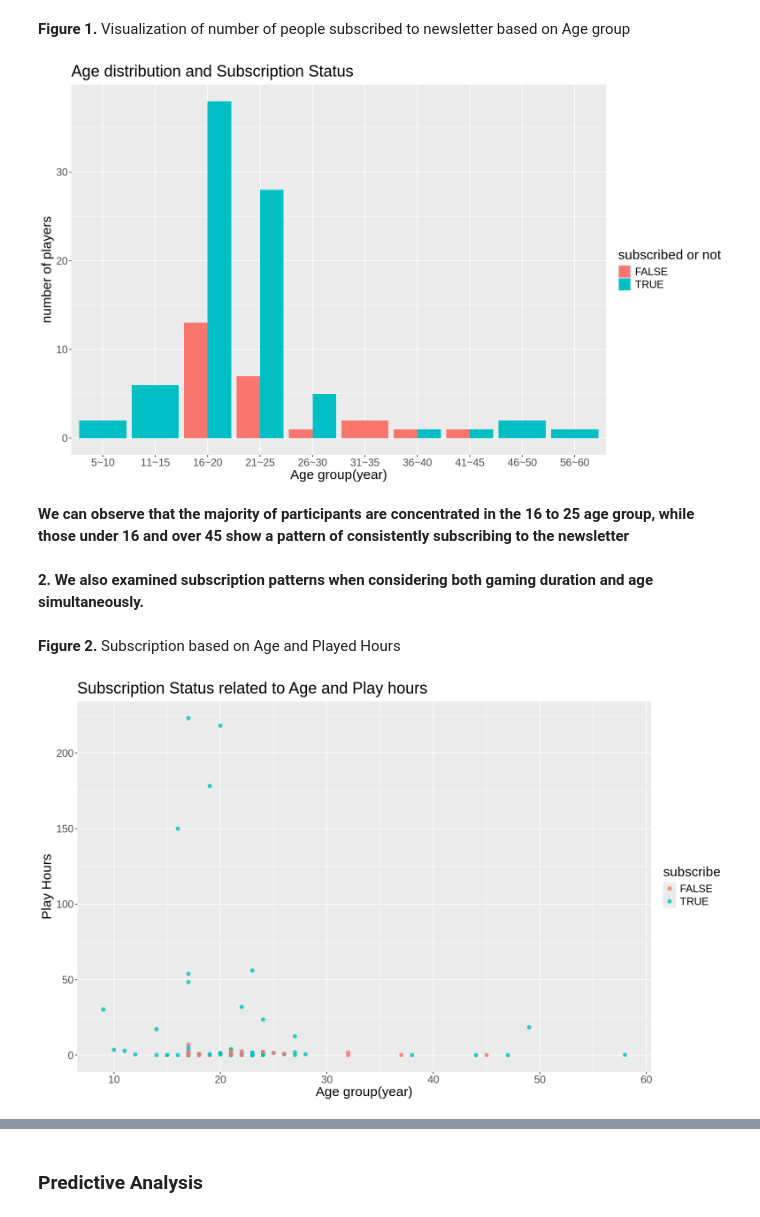
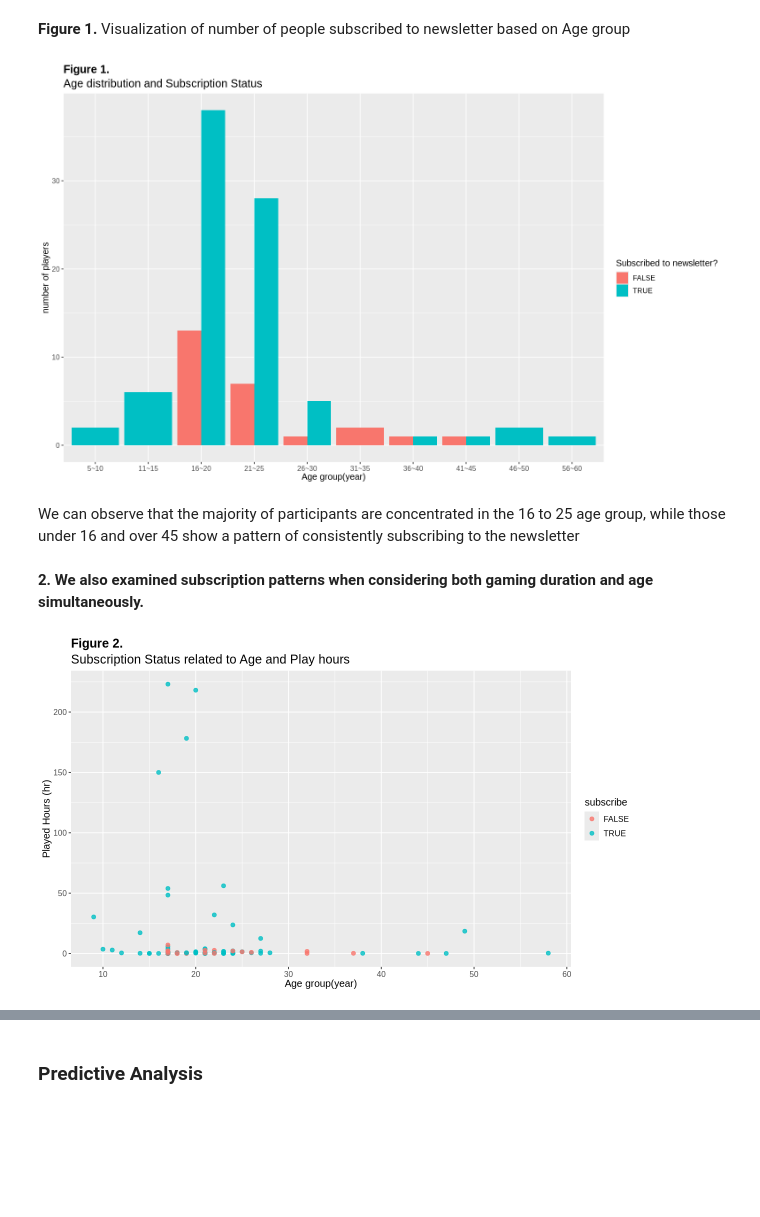
Before and after one commit to ManreetGrewal/group-project-dsci-100-final, a Jupyter notebook: Final Project.ipynb, the cells around one changed output, grey strips where cells are left out. Drawn from its saved outputs; the diff is of its cells as text; code cells hidden in the pictures; blank space fills up the shorter version.

```diff
--- a/Final Project.ipynb
+++ b/Final Project.ipynb
@@ -130,32 +141,46 @@ summary(clean_players)
 # %%
 players_age <- mutate(clean_players, age_group = cut(Age, breaks= c(5,10,15,20,25,30,35,40,45,50,55,60),
         labels = c("5~10", "11~15", "16~20", "21~25", "26~30", "31~35", "36~40", "41~45", "46~50", "51~55", "56~60")))
 
 options(repr.plot.height = 8, repr.plot.width = 13)
 
 age_distribution <- players_age |>
 ggplot(aes(x = age_group, fill = subscribe)) +
 geom_bar(position = "dodge") +
-labs(x = "Age group(year)", y = "number of players", fill = "subscribed or not",
-     title = "Age distribution and Subscription Status ") +
-theme(text= element_text(size=18))
+
+labs(
+    title = "Figure 1.",
+    subtitle = "Age distribution and Subscription Status ",
+    x = "Age group(year)",
+    y =  "number of players",
+    fill = "Subscribed to newsletter?") +
+  theme(
+    plot.title = element_text(face = "bold", size = 15),
+    plot.subtitle = element_text(size = 15),
+    text = element_text(size = 12))
 age_distribution
 # %% [output]
-[figure, old version]
+[figure, new version]
 # %% [markdown]
-**We can observe that the majority of participants are concentrated in the 16 to 25 age group, while those under 16 and over 45 show a pattern of consistently subscribing to the newsletter**
+We can observe that the majority of participants are concentrated in the 16 to 25 age group, while those under 16 and over 45 show a pattern of consistently subscribing to the newsletter
 # %% [markdown]
 **2. We also examined subscription patterns when considering both gaming duration and age simultaneously.**
-# %% [markdown]
-**Figure 2.** Subscription based on Age and Played Hours
 # %%
 play_hours_distribution <- clean_players |>
 ggplot(aes(x = Age, y = played_hours, colour = subscribe)) +
   geom_point(alpha = 0.8, size = 2) +
-  labs(x = "Age group(year)", y = "Play Hours", fill = "subscribed or not",
-       title = "Subscription Status related to Age and Play hours") +
-theme(text= element_text(size=18))
+labs(
+    title = "Figure 2.",
+    subtitle = "Subscription Status related to Age and Play hours",
+    x = "Age group(year)",
+    y = "Played Hours (hr)" ,
+    fill = "Subscribed to newsletter?") +
+  theme(
+    plot.title = element_text(face = "bold", size = 15),
+    plot.subtitle = element_text(size = 15),
+    text = element_text(size = 12))
+
 play_hours_distribution
 # %% [output]
-[figure, old version]
+[figure, new version]
 # %% [markdown]
```
Also changed, not shown: parts of 15 cells of this notebook.
